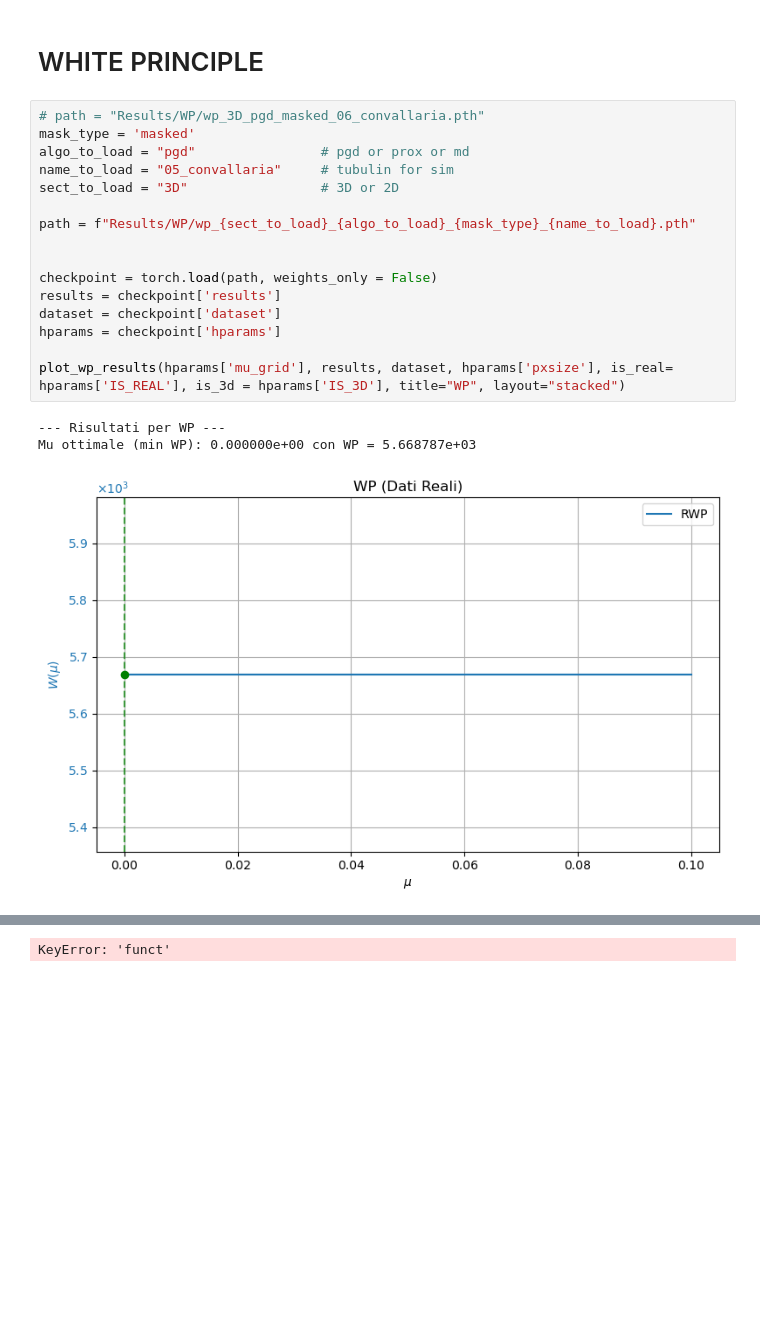
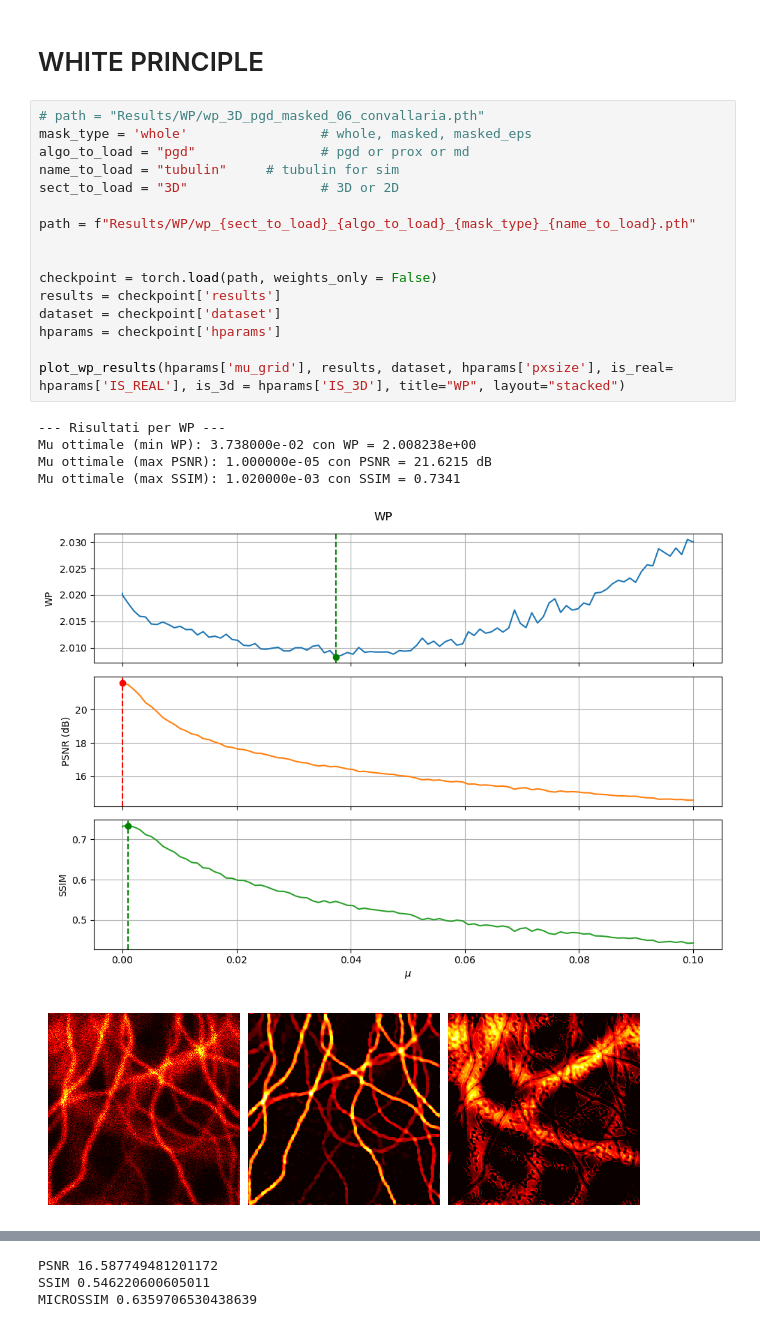
Before and after one commit to sofiaagostoni/ism_regularisation, a Jupyter notebook: results_ism.ipynb, the cells around one changed output, grey strips where cells are left out. Cells and saved outputs as stored; diff of their text form; blank space fills up the shorter version.

```diff
--- a/results_ism.ipynb
+++ b/results_ism.ipynb
@@ -39,21 +40,24 @@ plot_results(results, dataset, hparams['IS_REAL'], hparams['IS_3D'], hparams['px
 # WHITE PRINCIPLE
 # %%
 # path = "Results/WP/wp_3D_pgd_masked_06_convallaria.pth"
-mask_type = 'masked'
+mask_type = 'whole'                 # whole, masked, masked_eps
 algo_to_load = "pgd"                # pgd or prox or md
-name_to_load = "05_convallaria"     # tubulin for sim
+name_to_load = "tubulin"     # tubulin for sim
 sect_to_load = "3D"                 # 3D or 2D
 
 path = f"Results/WP/wp_{sect_to_load}_{algo_to_load}_{mask_type}_{name_to_load}.pth"
 
 
 checkpoint = torch.load(path, weights_only = False)
 results = checkpoint['results']
 dataset = checkpoint['dataset']
 hparams = checkpoint['hparams']
 
 plot_wp_results(hparams['mu_grid'], results, dataset, hparams['pxsize'], is_real= hparams['IS_REAL'], is_3d = hparams['IS_3D'], title="WP", layout="stacked")
 # %% [output]
 --- Risultati per WP ---
-Mu ottimale (min WP): 0.000000e+00 con WP = 5.668787e+03
+Mu ottimale (min WP): 3.738000e-02 con WP = 2.008238e+00
+Mu ottimale (max PSNR): 1.000000e-05 con PSNR = 21.6215 dB
+Mu ottimale (max SSIM): 1.020000e-03 con SSIM = 0.7341
-[figure, old version]
+[figure, new version]
+[figure, added]
@@ -60 +68,3 @@ Mu ottimale (min WP): 0.000000e+00 con WP = 5.668787e+03
-KeyError: 'funct'
+PSNR 16.587749481201172
+SSIM 0.546220600605011
+MICROSSIM 0.6359706530438639
```
Also changed, not shown: parts of 2 cells of this notebook, 7 other files.
